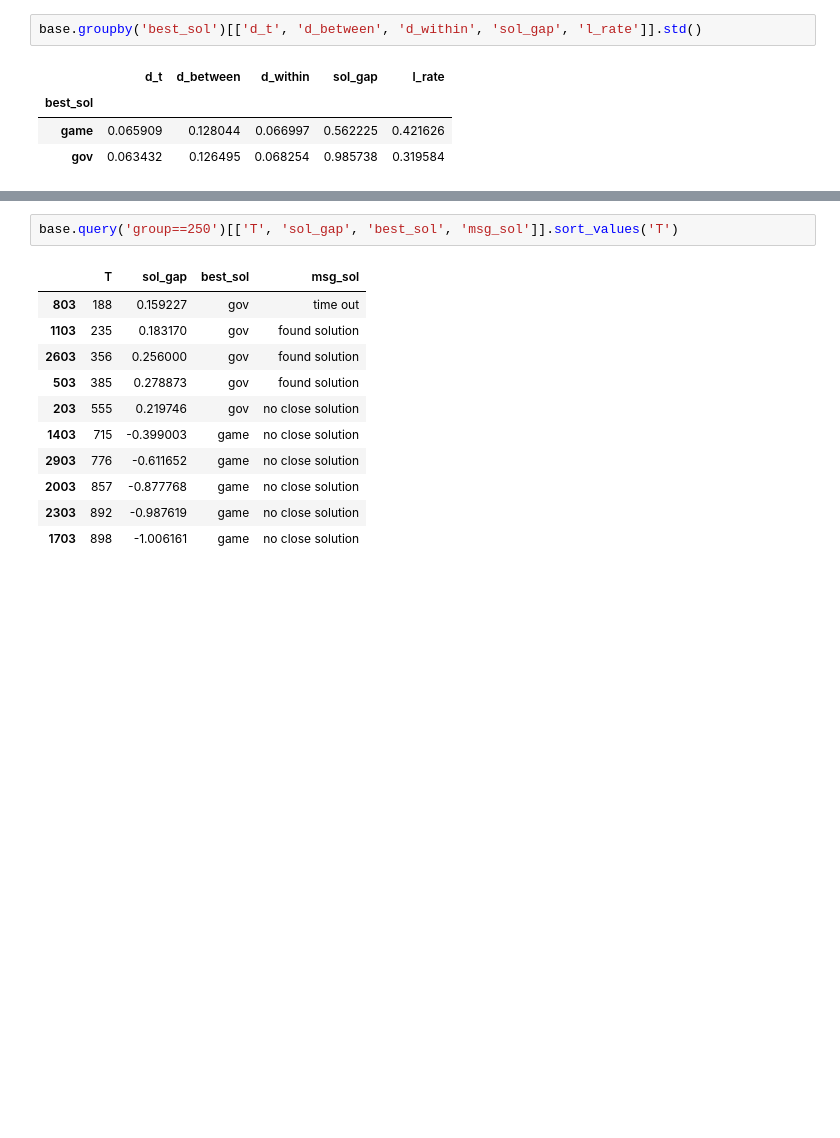
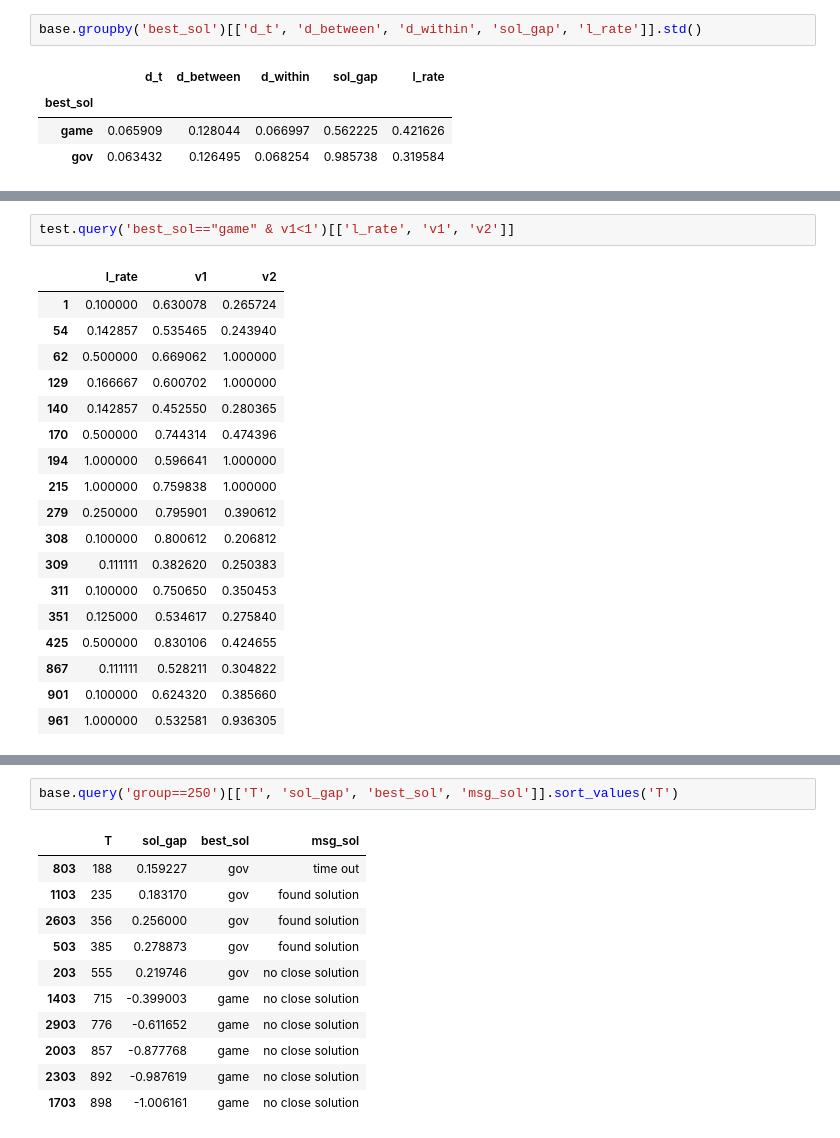
Before and after one commit to daniel-ablin/Thesis, a Jupyter notebook: test analysis.ipynb, the cells around one changed output, grey strips where cells are left out. Drawn from its saved outputs; the diff is of its cells as text; blank space fills up the shorter version.

```diff
--- a/test analysis.ipynb
+++ b/test analysis.ipynb
@@ -107,0 +92,21 @@ base.iloc[[663,668]]
+# %%
+test.query('best_sol=="game" & v1<1')[['l_rate', 'v1', 'v2']]
+# %% [output]
+|  | l_rate | v1 | v2 |
+| 1 | 0.100000 | 0.630078 | 0.265724 |
+| 54 | 0.142857 | 0.535465 | 0.243940 |
+| 62 | 0.500000 | 0.669062 | 1.000000 |
+| 129 | 0.166667 | 0.600702 | 1.000000 |
+| 140 | 0.142857 | 0.452550 | 0.280365 |
+| 170 | 0.500000 | 0.744314 | 0.474396 |
+| 194 | 1.000000 | 0.596641 | 1.000000 |
+| 215 | 1.000000 | 0.759838 | 1.000000 |
+| 279 | 0.250000 | 0.795901 | 0.390612 |
+| 308 | 0.100000 | 0.800612 | 0.206812 |
+| 309 | 0.111111 | 0.382620 | 0.250383 |
+| 311 | 0.100000 | 0.750650 | 0.350453 |
+| 351 | 0.125000 | 0.534617 | 0.275840 |
+| 425 | 0.500000 | 0.830106 | 0.424655 |
+| 867 | 0.111111 | 0.528211 | 0.304822 |
+| 901 | 0.100000 | 0.624320 | 0.385660 |
+| 961 | 1.000000 | 0.532581 | 0.936305 |
```
Also changed, not shown: parts of 9 cells of this notebook, 2 other files.
